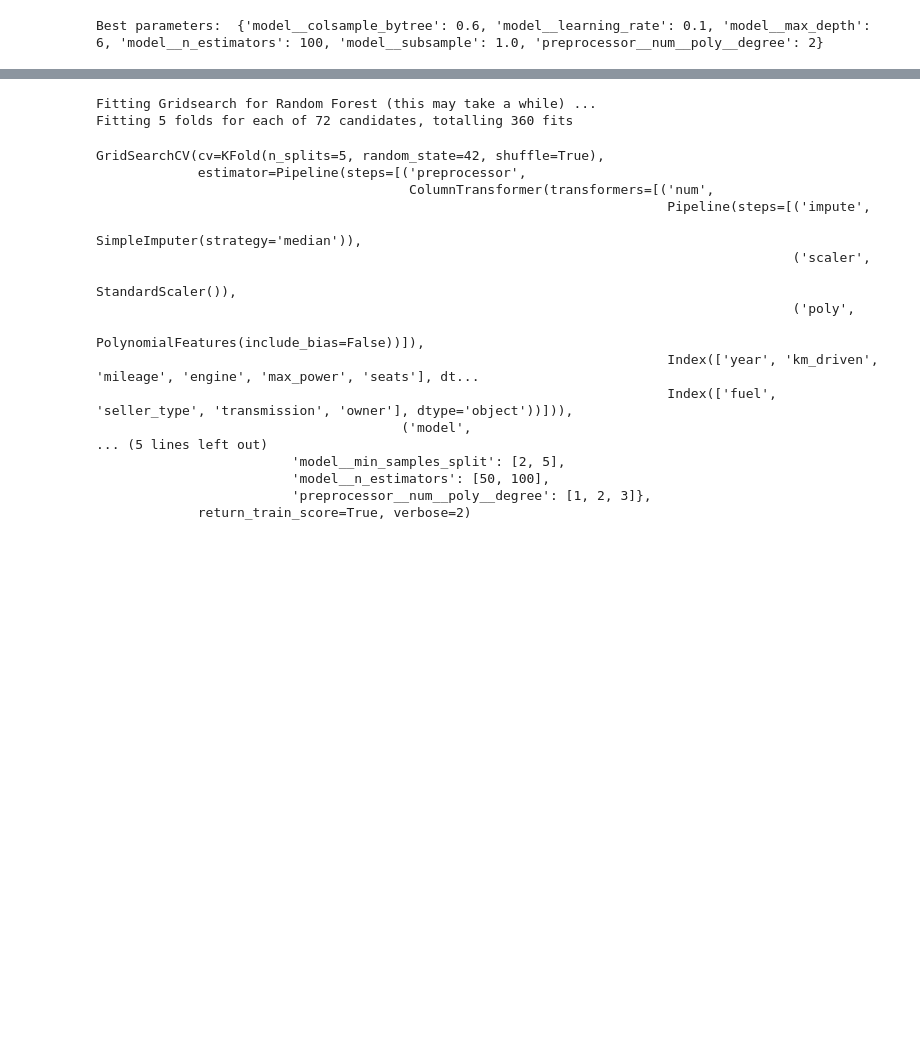
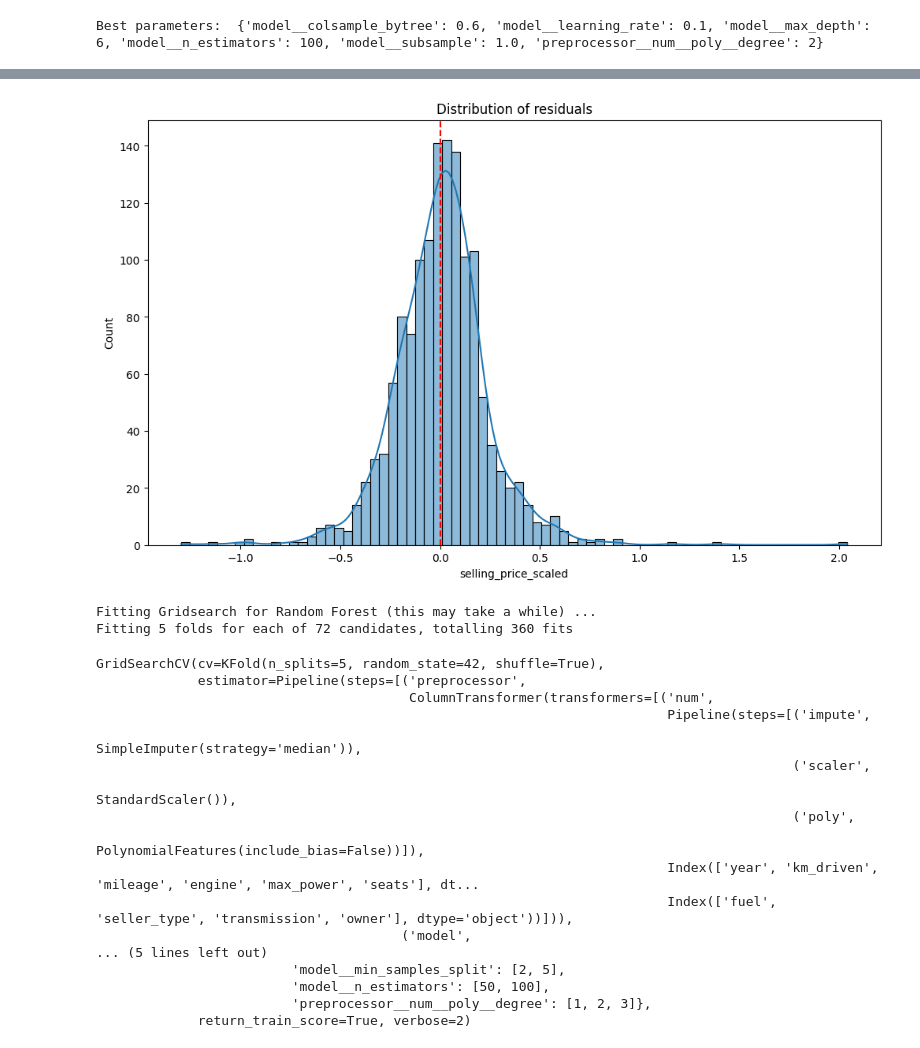
Before and after one commit to Maxwell-Selassie/Car-Price-Prediction-Model, a Jupyter notebook: notebook.ipynb, the cells around one changed output, grey strips where cells are left out. Saved outputs shown, nothing was run; the diff lists cells and outputs as text; code cells hidden in the pictures; blank space fills up the shorter version.

```diff
--- a/notebook.ipynb
+++ b/notebook.ipynb
@@ -404,3 +482,15 @@ XGB R^2 Score : 0.90
+# %%
+#error distribution
+plt.figure(figsize=(12,7))
+sns.histplot(residuals,kde=True)
+plt.axvline(color='red',linestyle='--')
+plt.title('Distribution of residuals')
+plt.show()
+
+# Good model if error is centered around 0
+# bell curved shape equals good model
+# %% [output]
+[figure, added]
 # %%
 pipe_rf = Pipeline(steps=[
     ('preprocessor',preprocessor),
```
Also changed, not shown: parts of 10 cells of this notebook.
